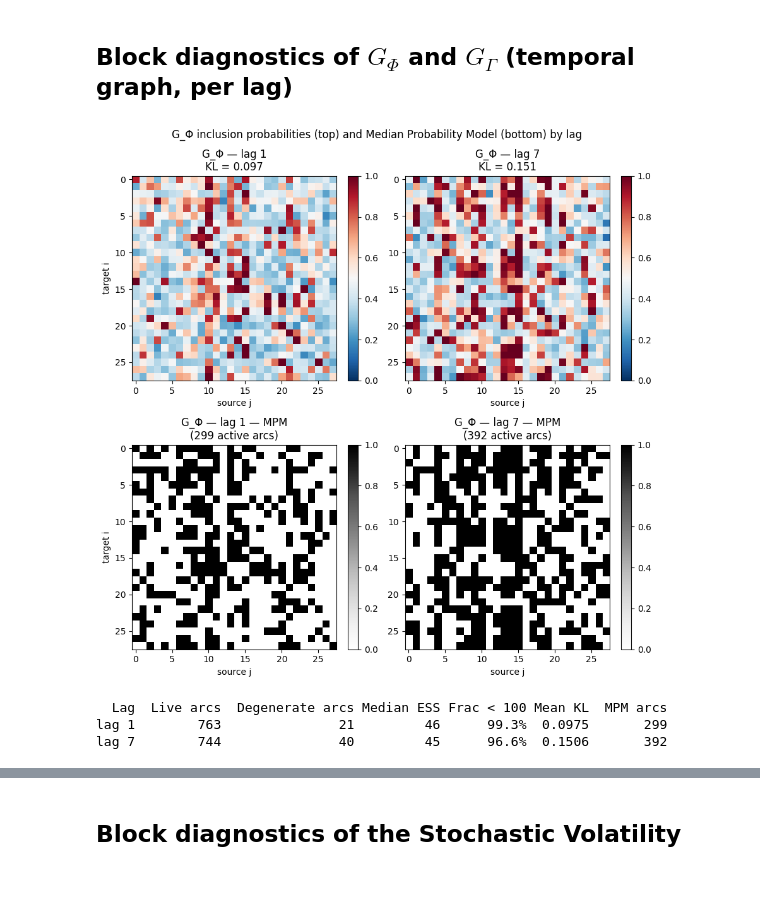
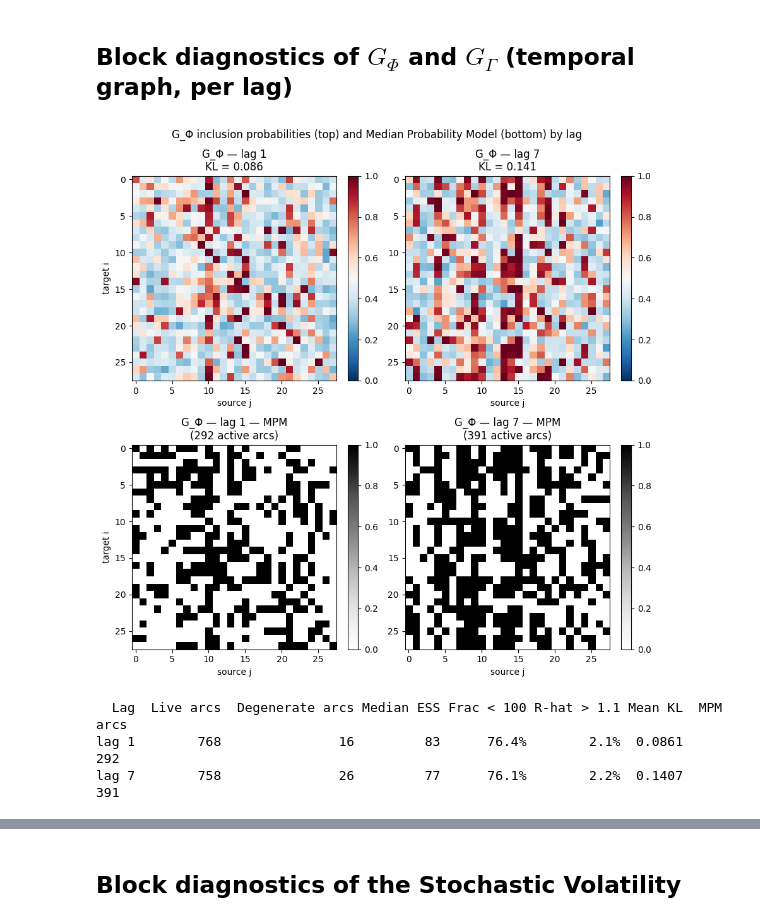
Before and after one commit to Silvia-Guidi/tesi, a Jupyter notebook: notebooks/diagnostics.ipynb, the cells around one changed output, grey strips where cells are left out. Drawn from its saved outputs; the diff is of its cells as text; code cells hidden in the pictures; blank space fills up the shorter version.

```diff
--- a/notebooks/diagnostics.ipynb
+++ b/notebooks/diagnostics.ipynb
@@ -15,6 +15,7 @@ This notebook produces convergence diagnostics, mixing analysis, and posterior s
 NOTEBOOK_DIR = Path.cwd()
 PROJECT_ROOT = NOTEBOOK_DIR.parent
 SAMPLES_DIR  = PROJECT_ROOT / "outputs"
+OUTPUT_DIR   = PROJECT_ROOT / "outputs"
 
 LAG_LABELS = {0: "lag 1", 1: "lag 7"}
 
@@ -455,22 +729,20 @@ G_0 — non-degenerate arcs: 76
 # %% [markdown]
 ## Block diagnostics of $G_Φ$ and $G_\Gamma$ (temporal graph, per lag)
 # %%
-if "G_Phi" in samples:
-    G_Phi = samples["G_Phi"]                          # (ny, ny, p, N)
-    ny, _, p, N = G_Phi.shape
+if "G_Phi" in stacked:
+    G_Phi = stacked["G_Phi"]                      # (n_chains, ny, ny, p, N_KEEP)
+    n_chains, ny, _, p, N_KEEP = G_Phi.shape
+    G_Phi_pool = pool_chains(G_Phi)               # (ny, ny, p, n_chains * N_KEEP)
+    N_tot = G_Phi_pool.shape[-1]
 
-    # Inclusion probabilities and KL per lag
-    edge_prob_GPhi = G_Phi.mean(axis=3)               # (ny, ny, p)
+    edge_prob_GPhi = G_Phi_pool.mean(axis=3)      # (ny, ny, p) — pooled
 
-    # Two-row layout: top = inclusion probabilities, bottom = MPM (matches G_0 style)
     fig, axes = plt.subplots(2, p, figsize=(4.5 * p, 9))
     if p == 1:
-        # When p == 1 subplots returns a 1-D array; reshape to 2-D for uniform indexing
         axes = axes.reshape(2, 1)
 
     kl_table = []
     for s in range(p):
-        # ----- Top row: posterior inclusion probabilities -----
         ax_top = axes[0, s]
         e = edge_prob_GPhi[:, :, s]
         im_top = ax_top.imshow(e, cmap="RdBu_r", vmin=0, vmax=1, aspect="auto")
@@ -478,54 +750,56 @@ if "G_Phi" in samples:
         kl_table.append({"Lag": LAG_LABELS.get(s, f"lag {s+1}"),
                          "Mean KL(post||0.5)": f"{kl:.4f}",
                          "MPM active arcs": int((e > 0.5).sum())})
-        ax_top.set_title(f"G_Φ — {LAG_LABELS.get(s, f'lag {s+1}')}\n"
-                         f"KL = {kl:.3f}")
+        ax_top.set_title(f"G_Φ — {LAG_LABELS.get(s, f'lag {s+1}')}\nKL = {kl:.3f}")
         ax_top.set_xlabel("source j")
         if s == 0:
             ax_top.set_ylabel("target i")
         plt.colorbar(im_top, ax=ax_top, fraction=0.046)
 
-        # ----- Bottom row: Median Probability Model (MPM) -----
         ax_bot = axes[1, s]
         GPhi_mpm = (e > 0.5).astype(np.float32)
         n_mpm = int(np.nansum(GPhi_mpm))
         im_bot = ax_bot.imshow(GPhi_mpm, cmap="Greys", vmin=0, vmax=1, aspect="auto")
         ax_bot.set_title(f"G_Φ — {LAG_LABELS.get(s, f'lag {s+1}')} — MPM\n"
                          f"({n_mpm} active arcs)")
         ax_bot.set_xlabel("source j")
         if s == 0:
             ax_bot.set_ylabel("target i")
         plt.colorbar(im_bot, ax=ax_bot, fraction=0.046)
 
     fig.suptitle("G_Φ inclusion probabilities (top) and Median Probability Model (bottom) by lag",
                  fontsize=12)
     fig.tight_layout()
     plt.show()
 
-    # Per-lag ESS summary, excluding degenerate arcs
+    # Per-lag ESS summary — ESS computed on the POOLED chain per arc.
     rows = []
     for s in range(p):
-        slab = G_Phi[:, :, s, :].astype(np.float64)
-        # Compute ESS arc by arc — vectorized via reshape
-        flat = slab.reshape(-1, N)
-        var = flat.var(axis=1)
+        slab = G_Phi[:, :, :, s, :].astype(np.float64)    # (n_chains, ny, ny, N_KEEP)
+        # Flatten the (ny, ny) arc grid, keep chain and draw axes.
+        flat = slab.reshape(n_chains, -1, N_KEEP)         # (n_chains, ny*ny, N_KEEP)
+        flat_pool = pool_chains(flat)                     # (ny*ny, n_chains*N_KEEP)
+        var = flat_pool.var(axis=1)
         live_mask = var > 0
-        ess_live = np.array([ess_geyer(flat[k]) for k in np.where(live_mask)[0]])
+        live_idx = np.where(live_mask)[0]
+        ess_live = np.array([ess_multichain(flat[:, k, :]) for k in live_idx])
+        rhat_live = np.array([rhat(flat[:, k, :]) for k in live_idx])
         rows.append({
             "Lag":             LAG_LABELS.get(s, f"lag {s+1}"),
             "Live arcs":       int(live_mask.sum()),
             "Degenerate arcs": int((~live_mask).sum()),
             "Median ESS":      f"{np.median(ess_live):.0f}",
             "Frac < 100":      f"{(ess_live < 100).mean():.1%}",
+            "R-hat > 1.1":     f"{(rhat_live > 1.1).mean():.1%}",
             "Mean KL":         kl_table[s]["Mean KL(post||0.5)"],
             "MPM arcs":        kl_table[s]["MPM active arcs"],
         })
     print(pd.DataFrame(rows).to_string(index=False))
 else:
-    print("G_Phi not in samples.")
+    print("G_Phi not in stacked.")
 # %% [output]
-[figure, old version]
+[figure, new version]
-  Lag  Live arcs  Degenerate arcs Median ESS Frac < 100 Mean KL  MPM arcs
-lag 1        763               21         46      99.3%  0.0975       299
-lag 7        744               40         45      96.6%  0.1506       392
+  Lag  Live arcs  Degenerate arcs Median ESS Frac < 100 R-hat > 1.1 Mean KL  MPM arcs
+lag 1        768               16         83      76.4%        2.1%  0.0861       292
+lag 7        758               26         77      76.1%        2.2%  0.1407       391
 # %%
```
Also changed, not shown: parts of 18 cells of this notebook, 8 other files.
